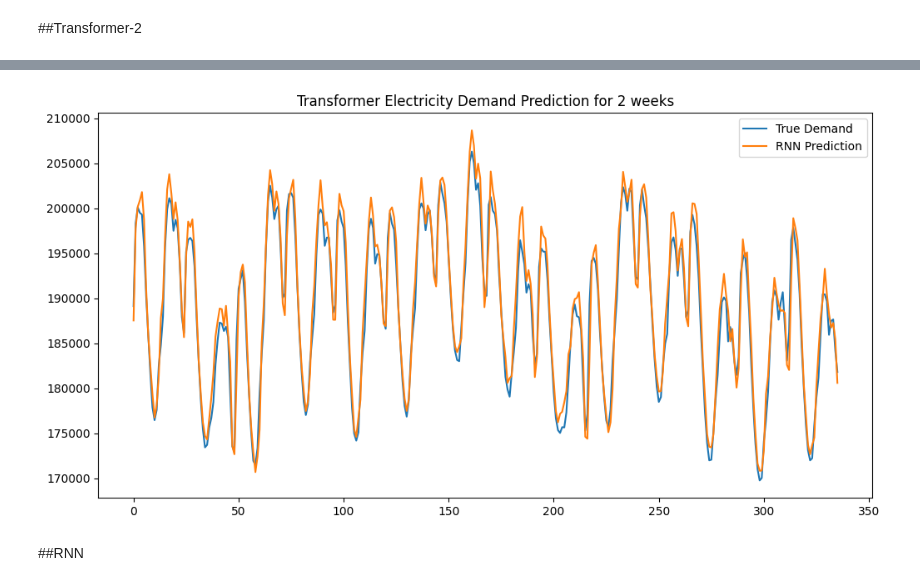
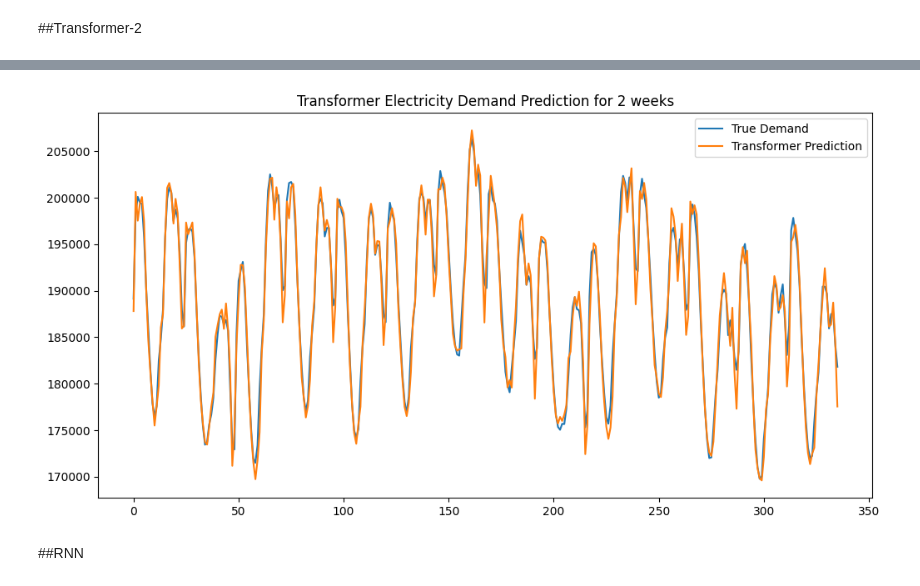
Before and after one commit to Sandeep-4469/ML_Project, a Jupyter notebook: The_Matrix_OG_final.ipynb, the cells around one changed output, grey strips where cells are left out. Saved outputs shown, nothing was run; the diff lists cells and outputs as text; code cells hidden in the pictures.

```diff
--- a/The_Matrix_OG_final.ipynb
+++ b/The_Matrix_OG_final.ipynb
@@ -53,7 +53,7 @@ import os
 
 import seaborn as sns
 # %%
-folder_path = '/content/datasets'
+folder_path = '/kaggle/working/datasets'
 files = os.listdir(folder_path)
 files.sort()
 files
@@ -460,10 +459,6 @@ array([[119759.15],
 # %% [markdown]
 ##Basic Transformer
 # %%
-split_index = int(len(X_seq) * 0.8)
-X_train_seq, X_test_seq = X_seq[:split_index], X_seq[split_index:]
-y_train_seq, y_test_seq = y_seq[:split_index], y_seq[split_index:]
-
 # Transformer Model Definition
 def transformer_forecasting_model(input_seq_len, num_features, embed_dim, num_heads, ff_dim, num_layers):
     inputs = layers.Input(shape=(input_seq_len, num_features))
@@ -524,21 +519,21 @@ model = transformer_forecasting_model(input_seq_len, num_features, embed_dim, nu
 
 model.compile(optimizer=tf.keras.optimizers.Adam(learning_rate=0.001), loss='mse', metrics=['mae'])
 
-X_train_seq = X_train_seq[..., np.newaxis]
-X_test_seq = X_test_seq[..., np.newaxis]
-y_train_seq = y_train_seq[..., np.newaxis]
-y_test_seq = y_test_seq[..., np.newaxis]
+X_train_seq_ = X_train_seq[..., np.newaxis]
+X_test_seq_ = X_test_seq[..., np.newaxis]
+y_train_seq_ = y_train_seq[..., np.newaxis]
+y_test_seq_ = y_test_seq[..., np.newaxis]
 
-decoder_input_train = np.zeros((X_train_seq.shape[0], 1, 1))
-decoder_input_test = np.zeros((X_test_seq.shape[0], 1, 1))
+decoder_input_train = np.zeros((X_train_seq_.shape[0], 1, 1))
+decoder_input_test = np.zeros((X_test_seq_.shape[0], 1, 1))
 
 early_stopping = tf.keras.callbacks.EarlyStopping(
     monitor='val_loss', patience=5, restore_best_weights=True
 )
 
 history = model.fit(
-    [X_train_seq, decoder_input_train], y_train_seq,
-    validation_data=([X_test_seq, decoder_input_test], y_test_seq),
+    [X_train_seq_, decoder_input_train], y_train_seq,
+    validation_data=([X_test_seq_, decoder_input_test], y_test_seq_),
     epochs=50,
     batch_size=32,
     callbacks=[early_stopping]
@@ -565,14 +565,10 @@ Epoch 14/50
 # %%
-# Change the shape of y_test_seq to match the output shape of the model
-y_test_seq = y_test_seq[:, np.newaxis, np.newaxis]
-y_test_seq = y_test_seq.reshape((-1, 1, 1))  # Reshape to (batch_size, 1, 1)
- # Add an extra dimension
-test_loss, test_mae = model.evaluate([X_test_seq, decoder_input_test], y_test_seq)
+from sklearn.metrics import r2_score
+test_loss, test_mae = model.evaluate([X_test_seq_, decoder_input_test], y_test_seq_)
 
-# Change the shape of y_test_seq back to its original shape for R² Score calculation
-y_test_seq = y_test_seq[:, 0, 0] # Remove the extra dimension
-y_pred = model.predict([X_test_seq, decoder_input_test]).flatten()
-r2 = r2_score(y_test_seq, y_pred)
+# Predictions and R² Score
+y_pred = model.predict([X_test_seq_, decoder_input_test]).flatten()
+r2 = r2_score(y_test_seq_.flatten(), y_pred)
 print("Test Loss:", test_loss)
 print("Test MAE:", test_mae)
 print("R² Score on Test Data:", r2)
@@ -691,11 +692,11 @@ Test R² Score: 0.9916
 # %%
 plt.figure(figsize=(12, 6))
 plt.plot(target_scaler.inverse_transform(y_test_seq)[:24*14], label='True Demand')
-plt.plot(target_scaler.inverse_transform(y_pred_t2.reshape(-1,1))[:24*14], label='RNN Prediction')
+plt.plot(target_scaler.inverse_transform(y_pred_t2.reshape(-1,1))[:24*14], label='Transformer Prediction')
 plt.title('Transformer Electricity Demand Prediction for 2 weeks')
 plt.legend()
 plt.show()
 # %% [output]
-[figure, old version]
+[figure, new version]
 # %% [markdown]
 ##RNN
```
Also changed, not shown: parts of 26 cells of this notebook.
